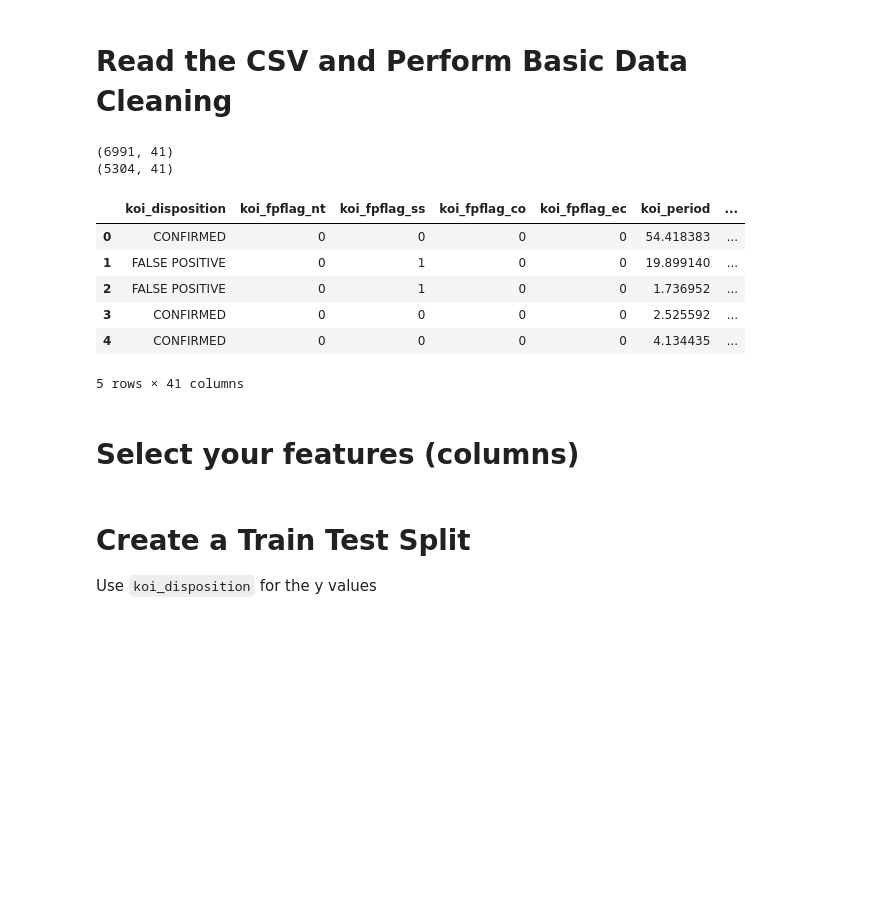
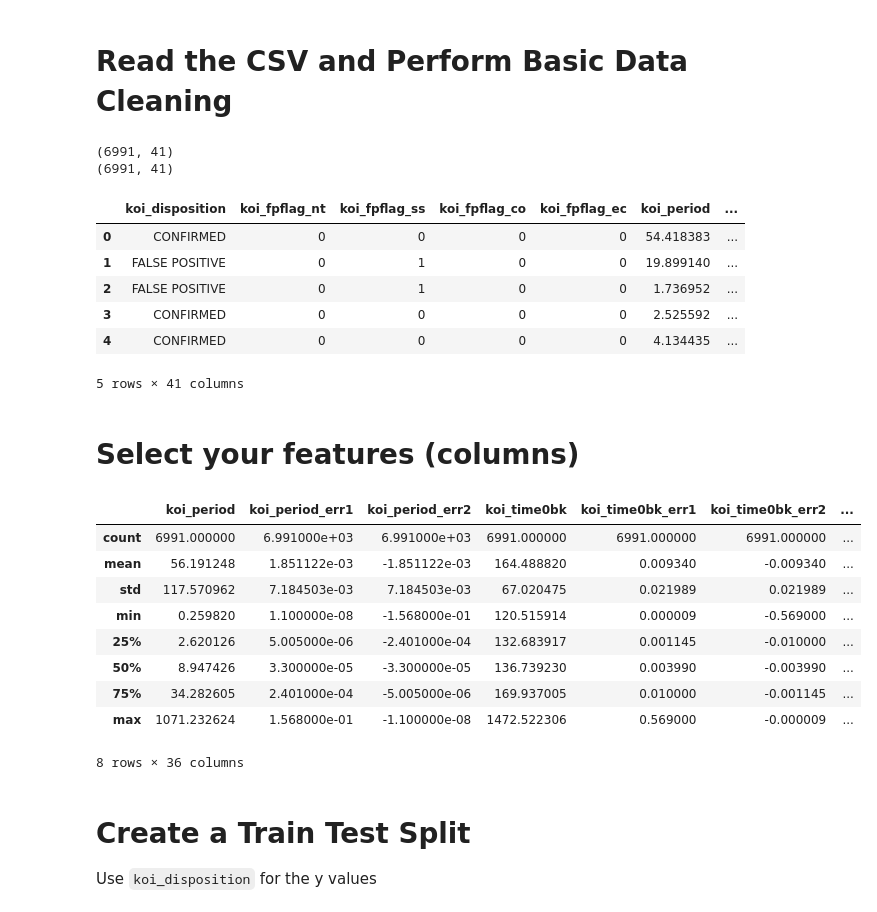
Before and after one commit to gshreve01/machine-learning-challenge, a Jupyter notebook: models/LinearRegression_model.ipynb, the cells around one changed output. Cells and saved outputs as stored; diff of their text form; code cells hidden in the pictures; blank space fills up the shorter version.

```diff
--- a/models/LinearRegression_model.ipynb
+++ b/models/LinearRegression_model.ipynb
@@ -34,12 +34,12 @@ df = df.dropna(axis='columns', how='all')
 # Drop the null rows
 df = df.dropna()
 # remove false positive records and other records.....can't do this
-df = df[~(df["koi_disposition"].str.match("CANDIDATE"))]
+#df = df[~(df["koi_disposition"].str.match("CANDIDATE"))]
 print(df.shape)
 df.head()
 # %% [output]
 (6991, 41)
-(5304, 41)
+(6991, 41)
 |  | koi_disposition | koi_fpflag_nt | koi_fpflag_ss | koi_fpflag_co | koi_fpflag_ec | koi_period | ... |
 | 0 | CONFIRMED | 0 | 0 | 0 | 0 | 54.418383 | ... |
 | 1 | FALSE POSITIVE | 0 | 1 | 0 | 0 | 19.899140 | ... |
@@ -49,3 +49,20 @@ df.head()
 5 rows × 41 columns
 # %% [markdown]
 # Select your features (columns)
+# %%
+# Set features. This will also be used as your x values.
+df['koi_fpflag_nt'] = df['koi_fpflag_nt'].astype('category')
+df['koi_fpflag_ss'] = df['koi_fpflag_ss'].astype('category')
+df['koi_fpflag_co'] = df['koi_fpflag_co'].astype('category')
+df['koi_fpflag_ec'] = df['koi_fpflag_ec'].astype('category')
+# %% [output]
+|  | koi_period | koi_period_err1 | koi_period_err2 | koi_time0bk | koi_time0bk_err1 | koi_time0bk_err2 | ... |
+| count | 6991.000000 | 6.991000e+03 | 6.991000e+03 | 6991.000000 | 6991.000000 | 6991.000000 | ... |
+| mean | 56.191248 | 1.851122e-03 | -1.851122e-03 | 164.488820 | 0.009340 | -0.009340 | ... |
+| std | 117.570962 | 7.184503e-03 | 7.184503e-03 | 67.020475 | 0.021989 | 0.021989 | ... |
+| min | 0.259820 | 1.100000e-08 | -1.568000e-01 | 120.515914 | 0.000009 | -0.569000 | ... |
+| 25% | 2.620126 | 5.005000e-06 | -2.401000e-04 | 132.683917 | 0.001145 | -0.010000 | ... |
+| 50% | 8.947426 | 3.300000e-05 | -3.300000e-05 | 136.739230 | 0.003990 | -0.003990 | ... |
+| 75% | 34.282605 | 2.401000e-04 | -5.005000e-06 | 169.937005 | 0.010000 | -0.001145 | ... |
+| max | 1071.232624 | 1.568000e-01 | -1.100000e-08 | 1472.522306 | 0.569000 | -0.000009 | ... |
+8 rows × 36 columns
```
Also changed, not shown: parts of 7 cells of this notebook.
